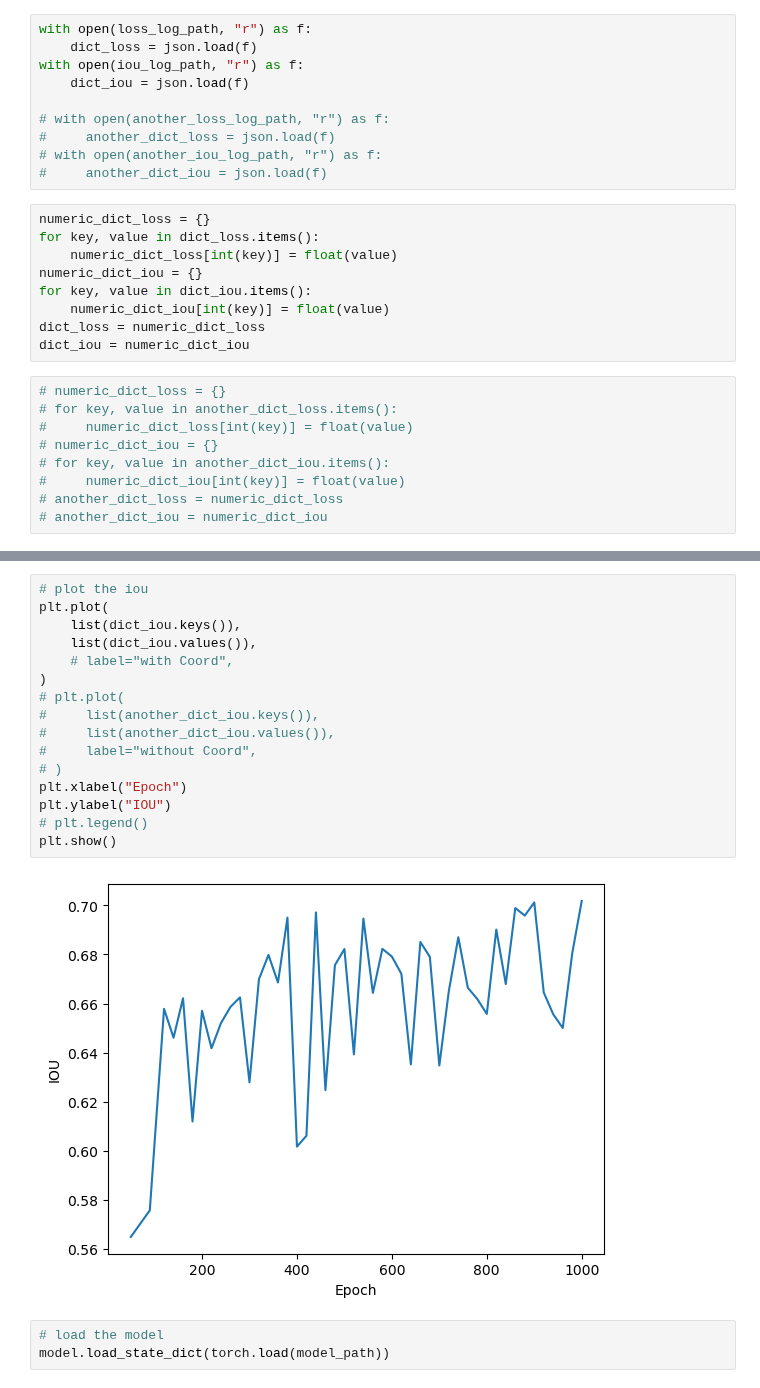
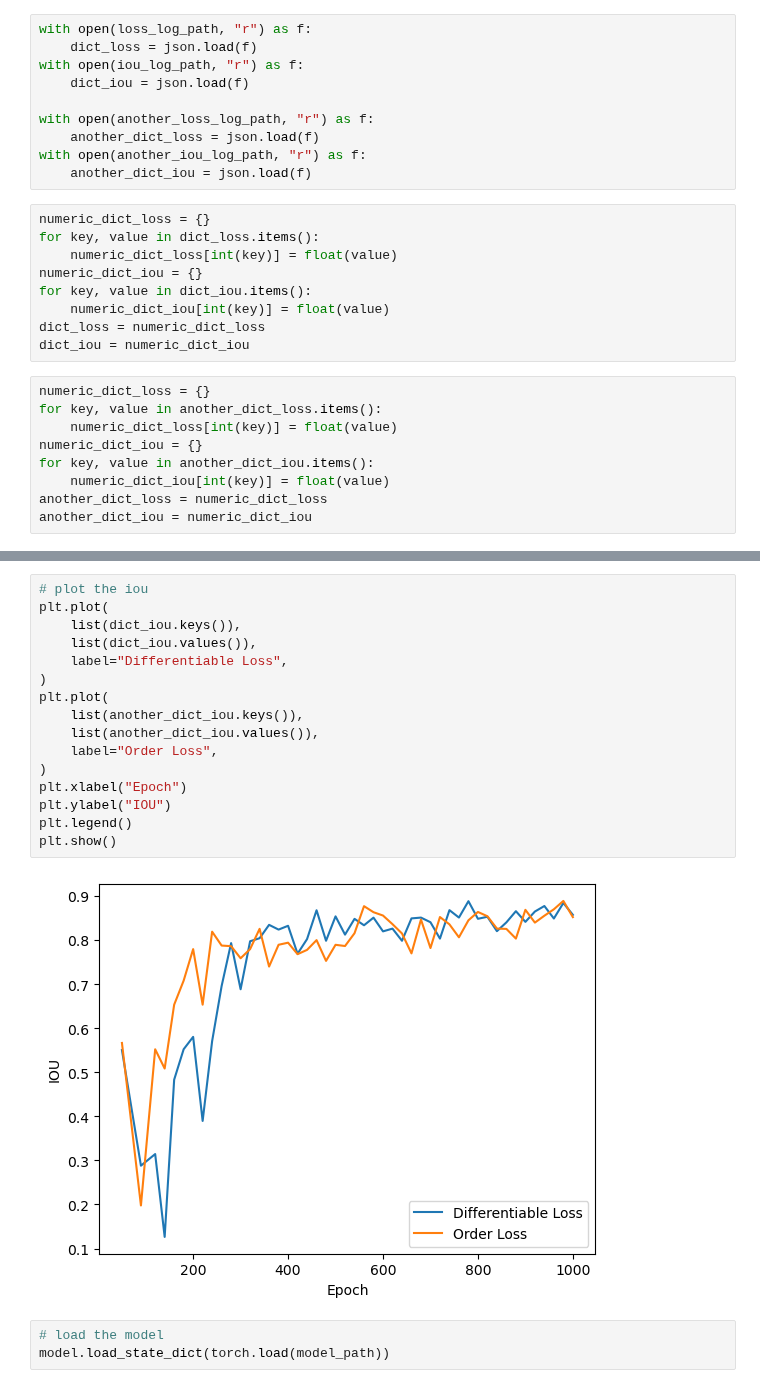
Before and after one commit to wcbup/VOS_boundary_tracking, a Jupyter notebook: review_1.ipynb, the cells around one changed output, grey strips where cells are left out. Drawn from its saved outputs; the diff is of its cells as text.

```diff
--- a/review_1.ipynb
+++ b/review_1.ipynb
@@ -53,10 +55,10 @@ with open(loss_log_path, "r") as f:
 with open(iou_log_path, "r") as f:
     dict_iou = json.load(f)
 
-# with open(another_loss_log_path, "r") as f:
-#     another_dict_loss = json.load(f)
-# with open(another_iou_log_path, "r") as f:
-#     another_dict_iou = json.load(f)
+with open(another_loss_log_path, "r") as f:
+    another_dict_loss = json.load(f)
+with open(another_iou_log_path, "r") as f:
+    another_dict_iou = json.load(f)
 # %%
 numeric_dict_loss = {}
 for key, value in dict_loss.items():
@@ -67,14 +69,14 @@ for key, value in dict_iou.items():
 dict_loss = numeric_dict_loss
 dict_iou = numeric_dict_iou
 # %%
-# numeric_dict_loss = {}
-# for key, value in another_dict_loss.items():
-#     numeric_dict_loss[int(key)] = float(value)
-# numeric_dict_iou = {}
-# for key, value in another_dict_iou.items():
-#     numeric_dict_iou[int(key)] = float(value)
-# another_dict_loss = numeric_dict_loss
-# another_dict_iou = numeric_dict_iou
+numeric_dict_loss = {}
+for key, value in another_dict_loss.items():
+    numeric_dict_loss[int(key)] = float(value)
+numeric_dict_iou = {}
+for key, value in another_dict_iou.items():
+    numeric_dict_iou[int(key)] = float(value)
+another_dict_loss = numeric_dict_loss
+another_dict_iou = numeric_dict_iou
 # %%
 # plot the loss
 plt.plot(
@@ -103,21 +105,21 @@ plt.show()
 # %%
 # plot the iou
 plt.plot(
     list(dict_iou.keys()),
     list(dict_iou.values()),
-    # label="with Coord",
+    label="Differentiable Loss",
 )
-# plt.plot(
-#     list(another_dict_iou.keys()),
-#     list(another_dict_iou.values()),
-#     label="without Coord",
-# )
+plt.plot(
+    list(another_dict_iou.keys()),
+    list(another_dict_iou.values()),
+    label="Order Loss",
+)
 plt.xlabel("Epoch")
 plt.ylabel("IOU")
-# plt.legend()
+plt.legend()
 plt.show()
 # %% [output]
-[figure, old version]
+[figure, new version]
 # %%
 # load the model
 model.load_state_dict(torch.load(model_path))
```
Also changed, not shown: parts of 4 cells of this notebook, 7 other files.
